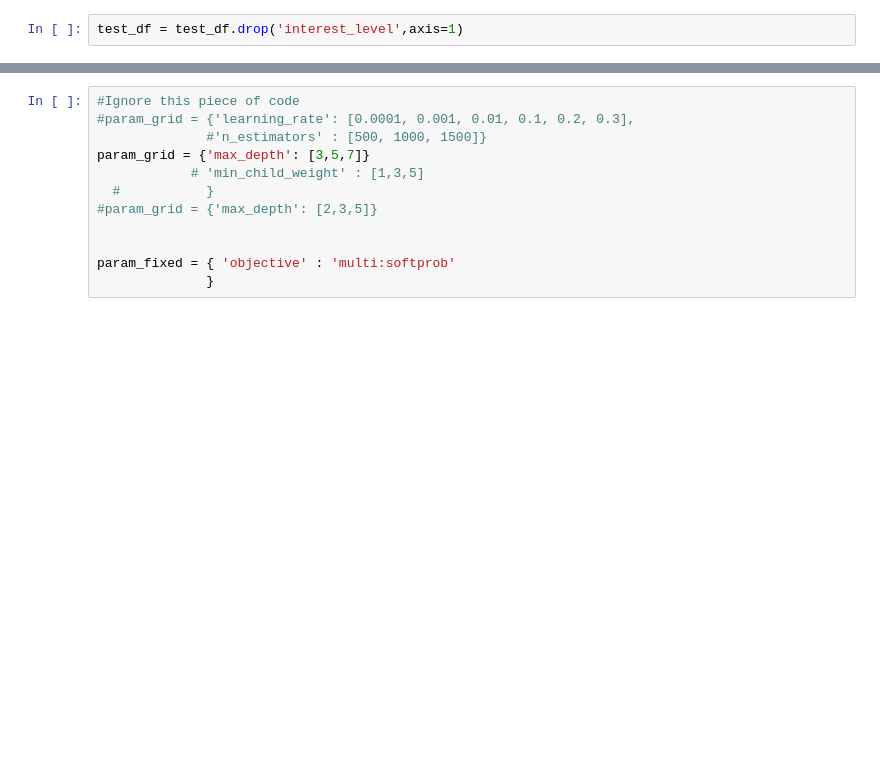
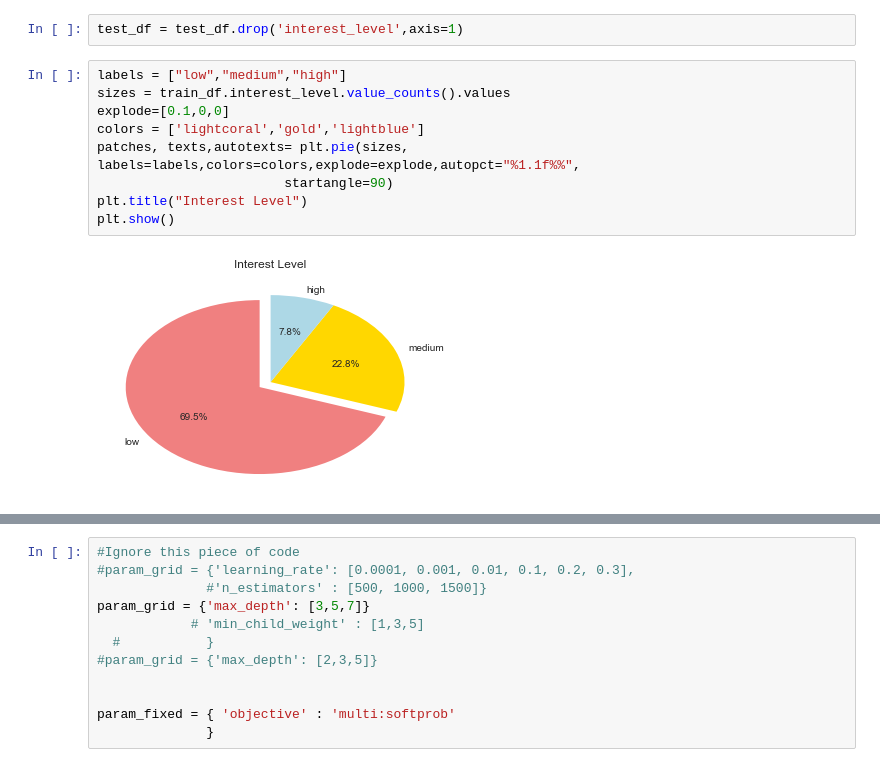
Before and after one commit to vb8190/7406_latest, a Jupyter notebook: 7406DataMiningProject/vikas/ipython_notebooks/7406_Final_Project.ipynb, the cells around one changed output, grey strips where cells are left out. Drawn from its saved outputs; the diff is of its cells as text; blank space fills up the shorter version.

```diff
--- a/7406DataMiningProject/vikas/ipython_notebooks/7406_Final_Project.ipynb
+++ b/7406DataMiningProject/vikas/ipython_notebooks/7406_Final_Project.ipynb
@@ -93,2 +96,13 @@ test_df.head()
 # %%
 test_df = test_df.drop('interest_level',axis=1)
+# %%
+labels = ["low","medium","high"]
+sizes = train_df.interest_level.value_counts().values
+explode=[0.1,0,0]
+colors = ['lightcoral','gold','lightblue']
+patches, texts,autotexts= plt.pie(sizes, labels=labels,colors=colors,explode=explode,autopct="%1.1f%%",
+                        startangle=90)
+plt.title("Interest Level")
+plt.show()
+# %% [output]
+[figure, added]
```
Also changed, not shown: parts of 32 cells of this notebook.
